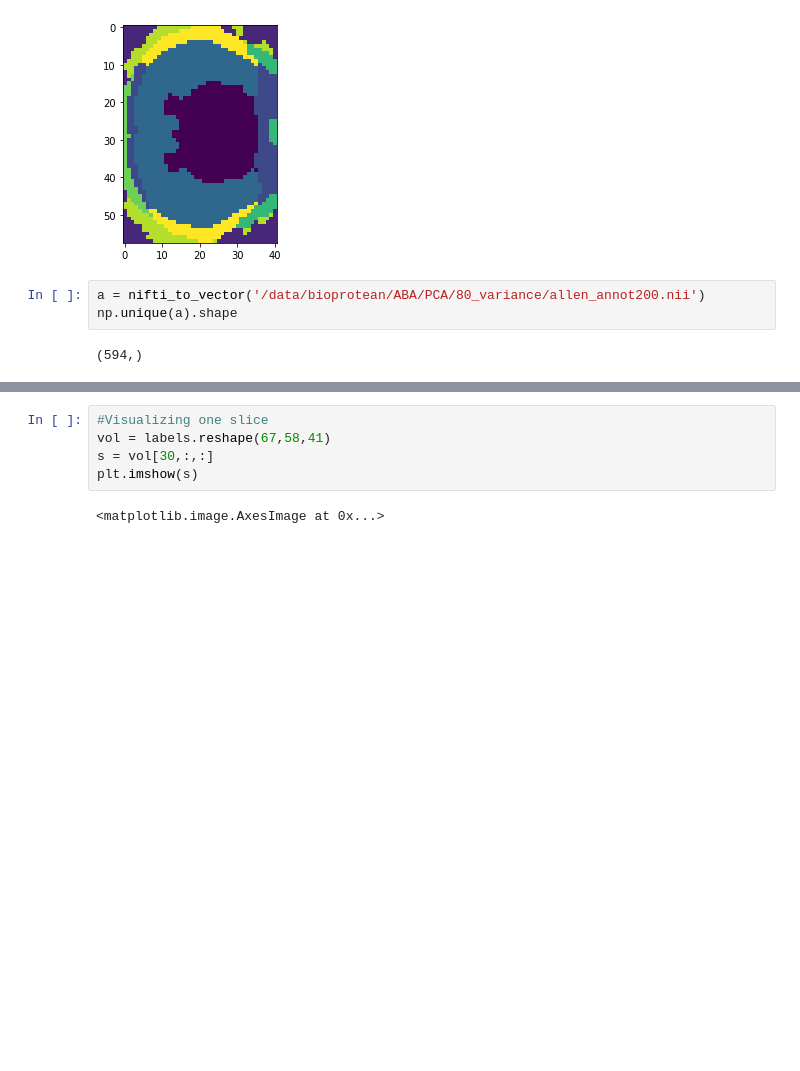
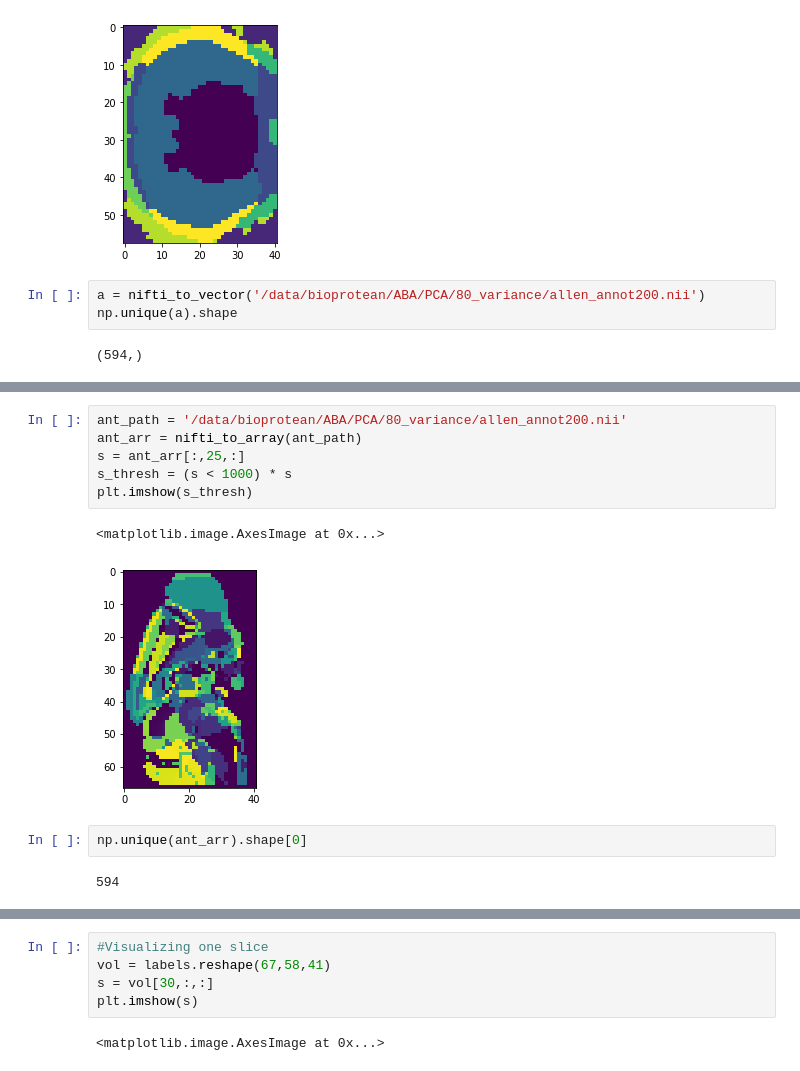
Before and after one commit to BioProteanLabs/Morphontogeny, a Jupyter notebook: morphontogeny/Jupyter/ABA/ABA_Kmeans.ipynb, the cells around one changed output, grey strips where cells are left out. Cells and saved outputs as stored; diff of their text form; blank space fills up the shorter version.

```diff
--- a/morphontogeny/Jupyter/ABA/ABA_Kmeans.ipynb
+++ b/morphontogeny/Jupyter/ABA/ABA_Kmeans.ipynb
@@ -145,0 +146,13 @@ plt.imshow(s)
+# %%
+ant_path = '/data/bioprotean/ABA/PCA/80_variance/allen_annot200.nii'
+ant_arr = nifti_to_array(ant_path)
+s = ant_arr[:,25,:]
+s_thresh = (s < 1000) * s
+plt.imshow(s_thresh)
+# %% [output]
+<matplotlib.image.AxesImage at 0x...>
+[figure, added]
+# %%
+np.unique(ant_arr).shape[0]
+# %% [output]
+594
```
Also changed, not shown: parts of 2 cells of this notebook, 1 other file.
